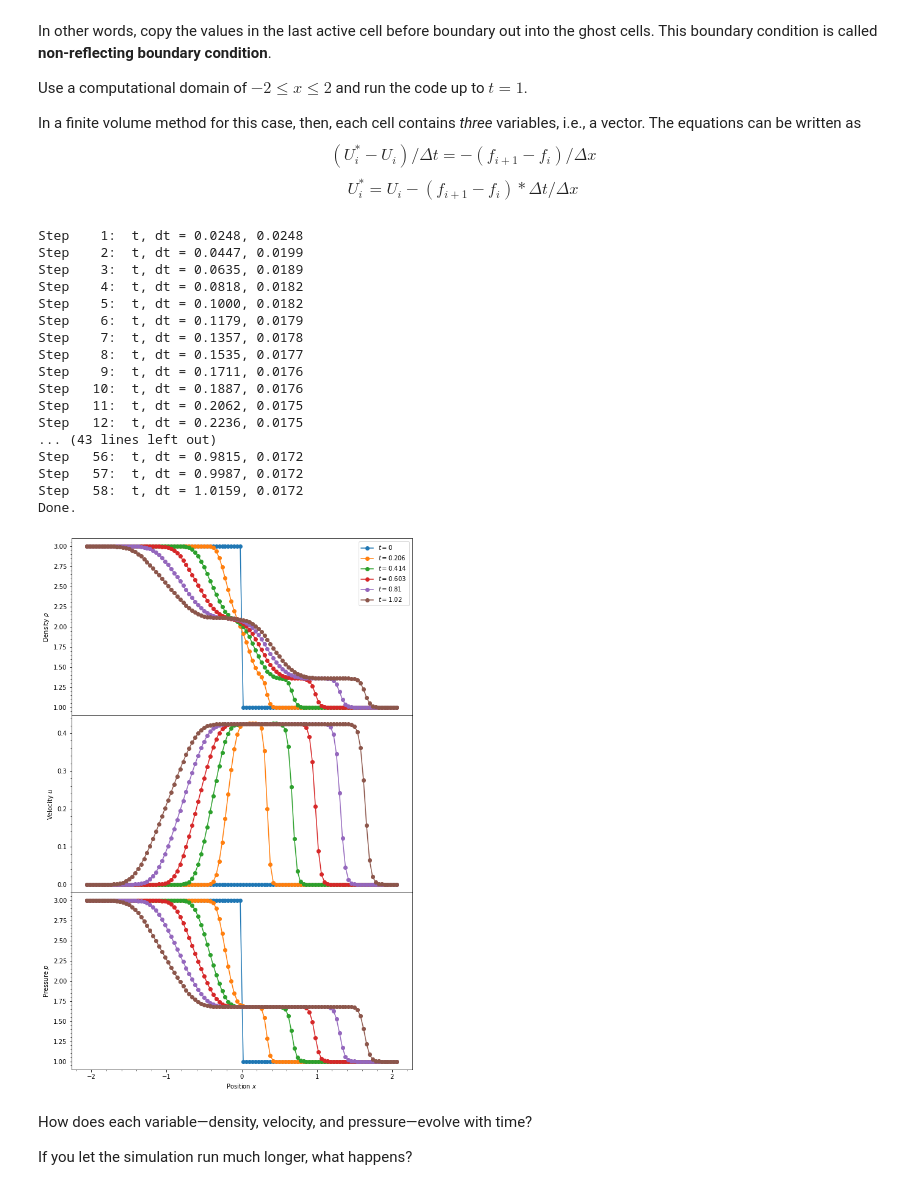
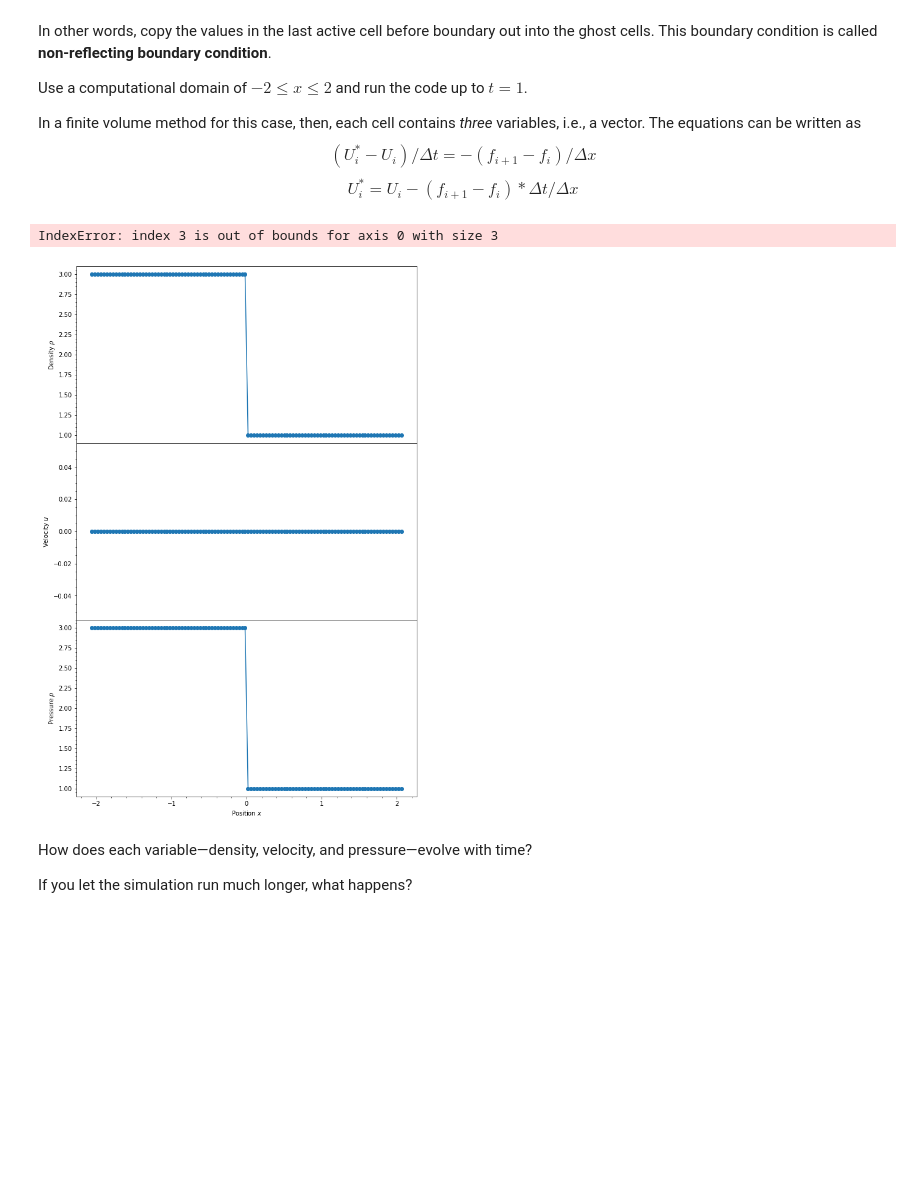
Before and after one commit to cjules0609/computational-physics-class-404-604-Spring-2024, a Jupyter notebook: Lect11.ipynb, the cells around one changed output. Saved outputs shown, nothing was run; the diff lists cells and outputs as text; code cells hidden in the pictures; blank space fills up the shorter version.

```diff
--- a/Lect11.ipynb
+++ b/Lect11.ipynb
@@ -602,52 +602,36 @@ while t < tend:
     csmax = max(abs(W[1]) + np.sqrt(gamma * W[2] / W[0]))
     dt = cfl * dx / csmax
 
     # Find the flux at each interface.
     for i in np.arange(Nghost,Nghost+Nx + 1):
         flux[:,i] = rsolver(W[:,i-1], W[:,i])
 
     # Advance to next time step. dU/dt=-df/dx
     for ihydro in range(Nhydro):
       for ix in np.arange(Nghost,Nx+Nghost):
         #please finish this line to advance every grid to the next timestep.
-        U[ihydro][ix]=U[ihydro][ix]...
+        U[ihydro][ix] = U[ihydro][ix] - (flux[ihydro][ix+1]-flux[ihydro][ix])*dt/dx
 
     t += dt
     n += 1
     print("Step {:4d}:  t, dt = {:.4f}, {:.4f}".format(n, t, dt))
 
     # Convert U into W for next round.
     W = cons2prim(U)
 
     # Plot the result after every dtout.
     if t >= tout:
         for i in range(Nhydro):
             axes[i].plot(x, W[i], 'o-', label=r"$t = {:.3G}$".format(t))
         tout += dtout
 
 axes[0].legend()
 
 print("Done.")
 plt.show()
 # %% [output]
-Step    1:  t, dt = 0.0248, 0.0248
-Step    2:  t, dt = 0.0447, 0.0199
-Step    3:  t, dt = 0.0635, 0.0189
-Step    4:  t, dt = 0.0818, 0.0182
-Step    5:  t, dt = 0.1000, 0.0182
-Step    6:  t, dt = 0.1179, 0.0179
-Step    7:  t, dt = 0.1357, 0.0178
-Step    8:  t, dt = 0.1535, 0.0177
-Step    9:  t, dt = 0.1711, 0.0176
-Step   10:  t, dt = 0.1887, 0.0176
-Step   11:  t, dt = 0.2062, 0.0175
-Step   12:  t, dt = 0.2236, 0.0175
-... (43 lines left out)
-Step   56:  t, dt = 0.9815, 0.0172
-Step   57:  t, dt = 0.9987, 0.0172
-Step   58:  t, dt = 1.0159, 0.0172
-Done.
+IndexError: index 3 is out of bounds for axis 0 with size 3
-[figure, old version]
+[figure, new version]
 # %% [markdown]
 How does each variable—density, velocity, and pressure—evolve with time?
 
```
